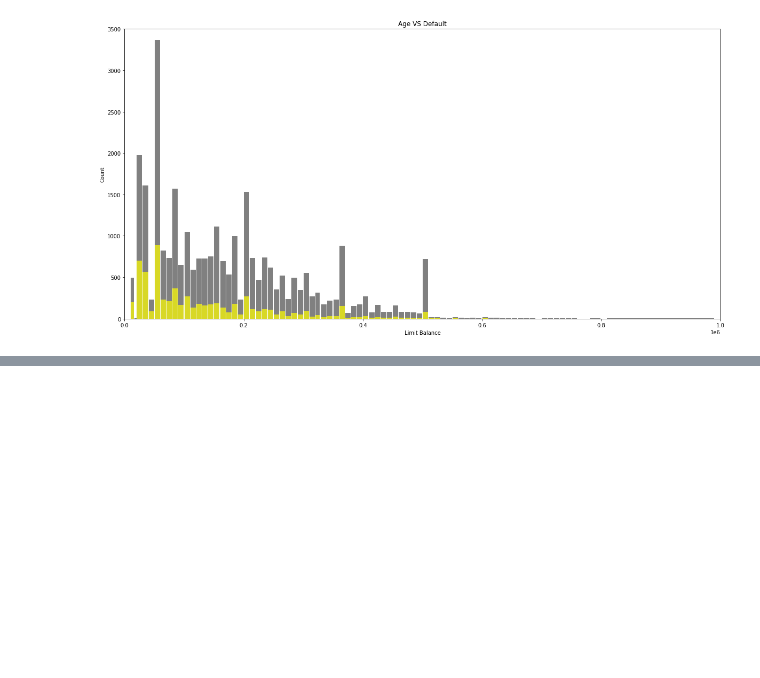
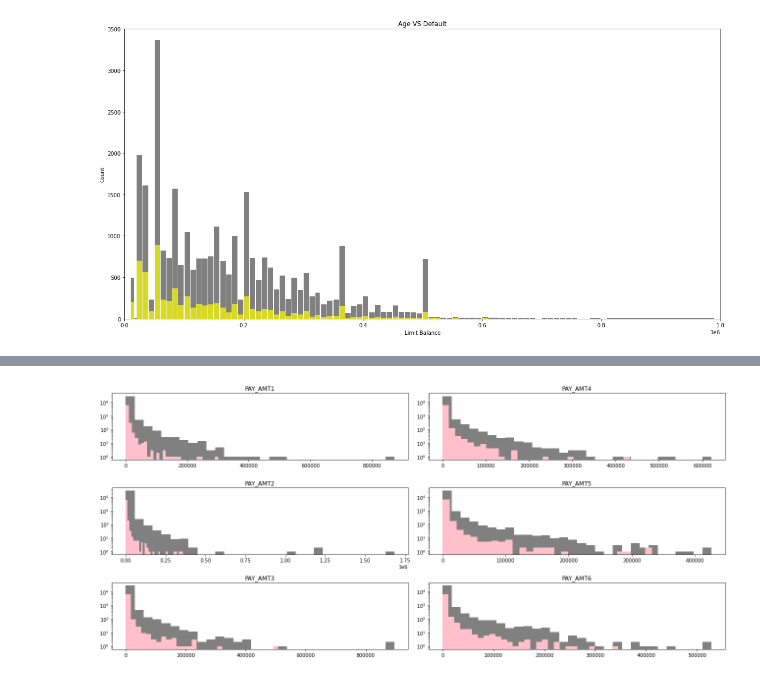
Before and after one commit to AnkitPatel745/Credit-Card-Default-Prediction-Capstone-Project, a Jupyter notebook: Credit_Card_Default_Prediction_Capstone_Project.ipynb, the cells around one changed output, grey strips where cells are left out. Drawn from its saved outputs; the diff is of its cells as text; code cells hidden in the pictures; blank space fills up the shorter version.

```diff
--- a/Credit_Card_Default_Prediction_Capstone_Project.ipynb
+++ b/Credit_Card_Default_Prediction_Capstone_Project.ipynb
@@ -545,0 +571,19 @@ plt.show()
+# %%
+# PAY_AMT1 ,PAY_AMT2, PAY_AMT3, PAY_AMT4, PAY_AMT5, PAY_AMT6
+pay_amt_columns = getColumnsNames('PAY_AMT')
+figure, ax = plt.subplots(3,2)
+figure.set_size_inches(18,8)
+
+
+for i in range(len(pay_amt_columns)):
+    row,col =  i%3, int(i/3)
+
+    ax[row,col].hist(df[pay_amt_columns[i]], 30, color ='grey')
+    ax[row,col].hist(df[pay_amt_columns[i]][(df['default payment next month']==1)],30,color='pink')
+    ax[row,col].set_title(pay_amt_columns[i])
+    #adding scaling to make the graph more helpful
+    ax[row,col].set_yscale('log', nonposy='clip')
+plt.tight_layout()
+plt.show()
+# %% [output]
+[figure, added]
```
Also changed, not shown: parts of 3 cells of this notebook.
